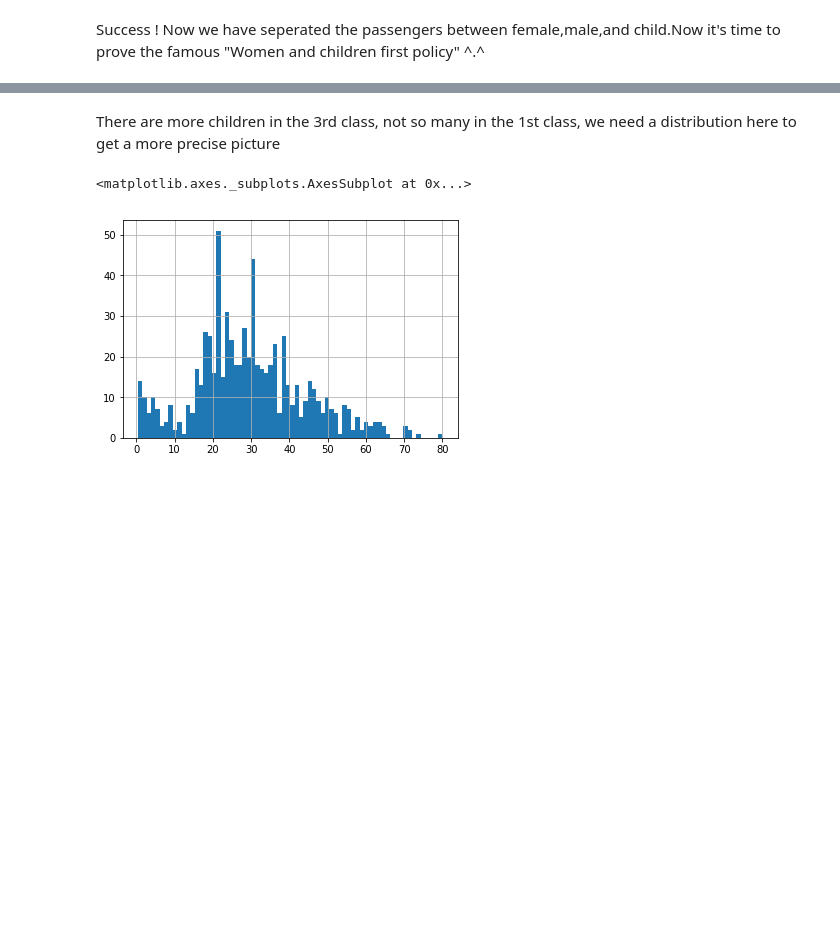
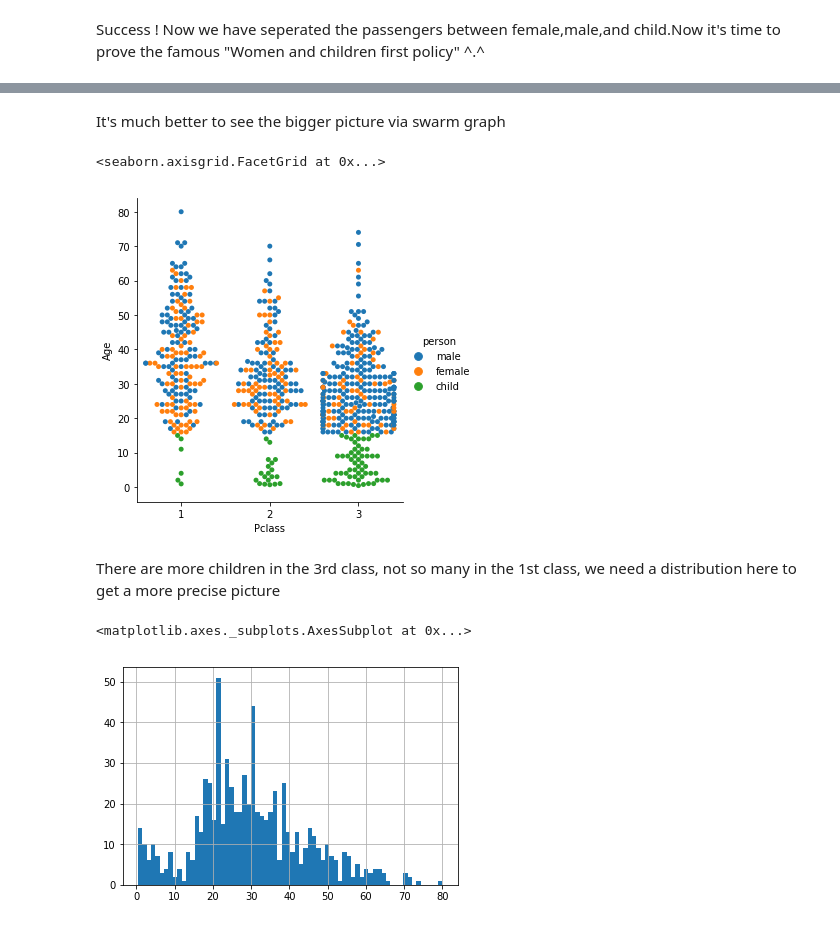
Before and after one commit to yaozeliang/Data_Analysis_Titanic, a Jupyter notebook: Titanic_Analysis_Basic.ipynb, the cells around one changed output, grey strips where cells are left out. Drawn from its saved outputs; the diff is of its cells as text; code cells hidden in the pictures; blank space fills up the shorter version.

```diff
--- a/Titanic_Analysis_Basic.ipynb
+++ b/Titanic_Analysis_Basic.ipynb
@@ -117,3 +122,10 @@ sns.catplot('Pclass',data=titanic_df,kind='count',hue='person')
+# %% [markdown]
+It's much better to see the bigger picture via swarm graph
+# %%
+sns.catplot(x='Pclass', y='Age',hue="person",aspect=.90,kind="swarm", data=titanic_df)
+# %% [output]
+<seaborn.axisgrid.FacetGrid at 0x...>
+[figure, added]
 # %% [markdown]
 There are more children in the 3rd class, not so many in the 1st class, we need a distribution here to get a more precise picture
 # %%
```
Also changed, not shown: parts of 35 cells of this notebook.
